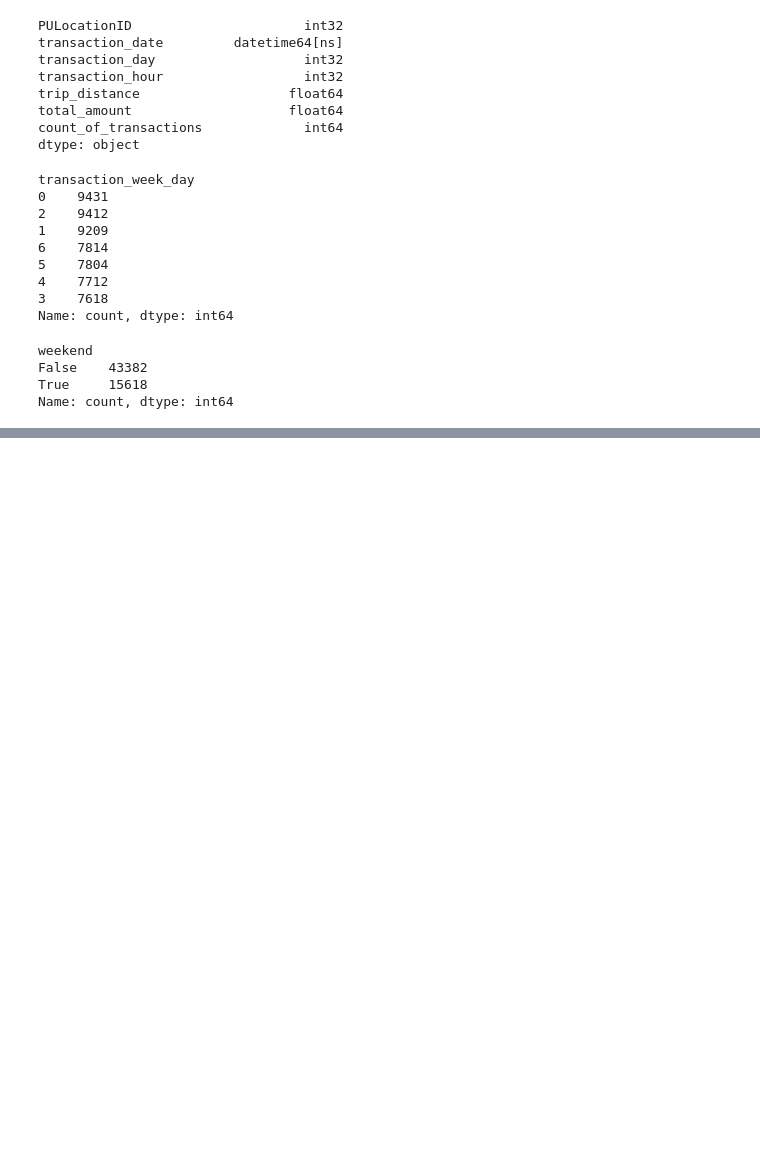
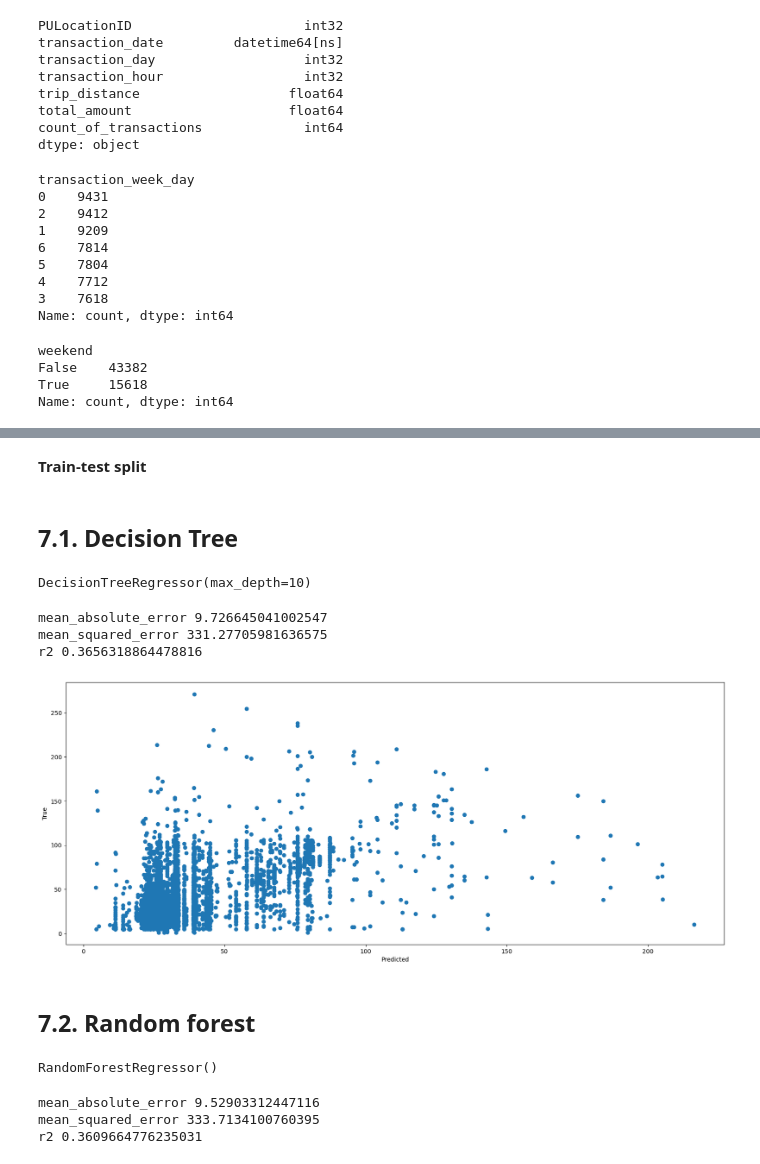
Before and after one commit to danielcamacho9712/Machine-Learning-Project, a Jupyter notebook: NY_yellow-taxis.ipynb, the cells around one changed output, grey strips where cells are left out. Drawn from its saved outputs; the diff is of its cells as text; code cells hidden in the pictures; blank space fills up the shorter version.

```diff
--- a/NY_yellow-taxis.ipynb
+++ b/NY_yellow-taxis.ipynb
@@ -377,0 +398,60 @@ data_with_new_features
+# %%
+input_features = ['PULocationID', 'transaction_day', 'transaction_hour', 'weekend', 'is_holiday']
+target_feature = ['total_amount']
+# %% [markdown]
+**Train-test split**
+# %%
+from sklearn.model_selection import train_test_split
+
+x = data_for_model[input_features]
+y = data_for_model[target_feature]
+
+X_train, X_test, y_train, y_test = train_test_split(x, y, test_size=0.2, random_state=42)
+# %% [markdown]
+## 7.1. Decision Tree
+# %%
+from sklearn.tree import DecisionTreeRegressor
+
+decision_tree = DecisionTreeRegressor(max_depth=10)
+decision_tree.fit(X_train, y_train)
+# %% [output]
+DecisionTreeRegressor(max_depth=10)
+# %%
+y_pred = decision_tree.predict(X_test)
+
+import sklearn.metrics as sm
+
+print('mean_absolute_error', sm.mean_absolute_error(y_test, y_pred))
+print('mean_squared_error', sm.mean_squared_error(y_test, y_pred))
+print('r2', sm.r2_score(y_test, y_pred))
+# %% [output]
+mean_absolute_error 9.726645041002547
+mean_squared_error 331.27705981636575
+r2 0.3656318864478816
+# %%
+figure, ax = plt.subplots(figsize=(20,8))
+ax.scatter(y_pred, y_test)
+ax.set_xlabel('Predicted')
+ax.set_ylabel('True')
+plt.show()
+# %% [output]
+[figure, added]
+# %% [markdown]
+## 7.2. Random forest
+# %%
+from sklearn.ensemble import RandomForestRegressor
+
+forest = RandomForestRegressor()
+forest.fit(X_train, y_train.values.ravel())
+# %% [output]
+RandomForestRegressor()
+# %%
+y_pred = forest.predict(X_test)
+
+print('mean_absolute_error', sm.mean_absolute_error(y_test, y_pred))
+print('mean_squared_error', sm.mean_squared_error(y_test, y_pred))
+print('r2', sm.r2_score(y_test, y_pred))
+# %% [output]
+mean_absolute_error 9.52903312447116
+mean_squared_error 333.7134100760395
+r2 0.3609664776235031
```
Also changed, not shown: parts of 27 cells of this notebook.
